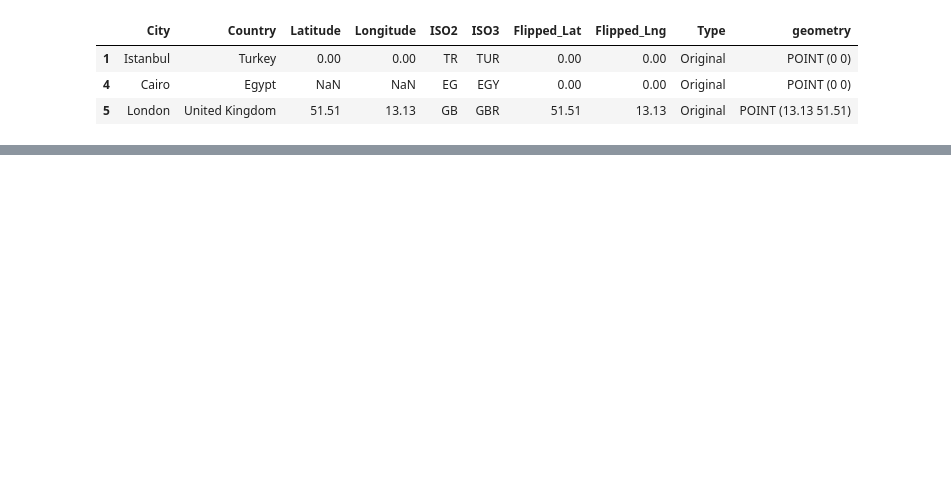
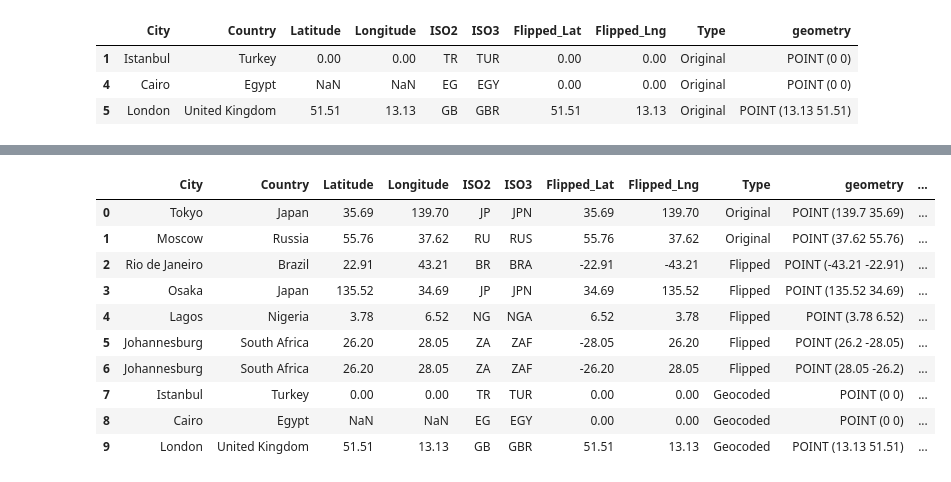
Before and after one commit to Sammy-F/IaaGeoDataCleaning, a Jupyter notebook: IaaGeoDataCleaning/CleaningUtils/examples.ipynb, the cells around one changed output, grey strips where cells are left out. Saved outputs shown, nothing was run; the diff lists cells and outputs as text; code cells hidden in the pictures; blank space fills up the shorter version.

```diff
--- a/IaaGeoDataCleaning/CleaningUtils/examples.ipynb
+++ b/IaaGeoDataCleaning/CleaningUtils/examples.ipynb
@@ -161,3 +166,19 @@ geocoded_res[0] # entries that were able to be geocoded
 | 0 | Istanbul | Turkey | 0.00 | 0.00 | Istanbul, 34126, Istanbul, Turkey | 41.009633 | 28.965165 | TR | ... |
 | 1 | Cairo | Egypt | 0.00 | 0.00 | Cairo, Cairo Governorate, Egypt | 30.048819 | 31.243666 | EG | ... |
 | 2 | London | United Kingdom | 51.51 | 13.13 | London, SW1A 2DU, London, England... | 51.507322 | -0.127647 | GB | ... |
+# %%
+# Merge dataframes for complete dataset
+complete_res = res[0].append(geocoded_res[0], sort=False, ignore_index=True)
+complete_res
+# %% [output]
+|  | City | Country | Latitude | Longitude | ISO2 | ISO3 | Flipped_Lat | Flipped_Lng | Type | geometry | ... |
+| 0 | Tokyo | Japan | 35.69 | 139.70 | JP | JPN | 35.69 | 139.70 | Original | POINT (139.7 35.69) | ... |
+| 1 | Moscow | Russia | 55.76 | 37.62 | RU | RUS | 55.76 | 37.62 | Original | POINT (37.62 55.76) | ... |
+| 2 | Rio de Janeiro | Brazil | 22.91 | 43.21 | BR | BRA | -22.91 | -43.21 | Flipped | POINT (-43.21 -22.91) | ... |
+| 3 | Osaka | Japan | 135.52 | 34.69 | JP | JPN | 34.69 | 135.52 | Flipped | POINT (135.52 34.69) | ... |
+| 4 | Lagos | Nigeria | 3.78 | 6.52 | NG | NGA | 6.52 | 3.78 | Flipped | POINT (3.78 6.52) | ... |
+| 5 | Johannesburg | South Africa | 26.20 | 28.05 | ZA | ZAF | -28.05 | 26.20 | Flipped | POINT (26.2 -28.05) | ... |
+| 6 | Johannesburg | South Africa | 26.20 | 28.05 | ZA | ZAF | -26.20 | 28.05 | Flipped | POINT (28.05 -26.2) | ... |
+| 7 | Istanbul | Turkey | 0.00 | 0.00 | TR | TUR | 0.00 | 0.00 | Geocoded | POINT (0 0) | ... |
+| 8 | Cairo | Egypt | NaN | NaN | EG | EGY | 0.00 | 0.00 | Geocoded | POINT (0 0) | ... |
+| 9 | London | United Kingdom | 51.51 | 13.13 | GB | GBR | 51.51 | 13.13 | Geocoded | POINT (13.13 51.51) | ... |
```
Also changed, not shown: parts of 10 cells of this notebook, 2 other files.
